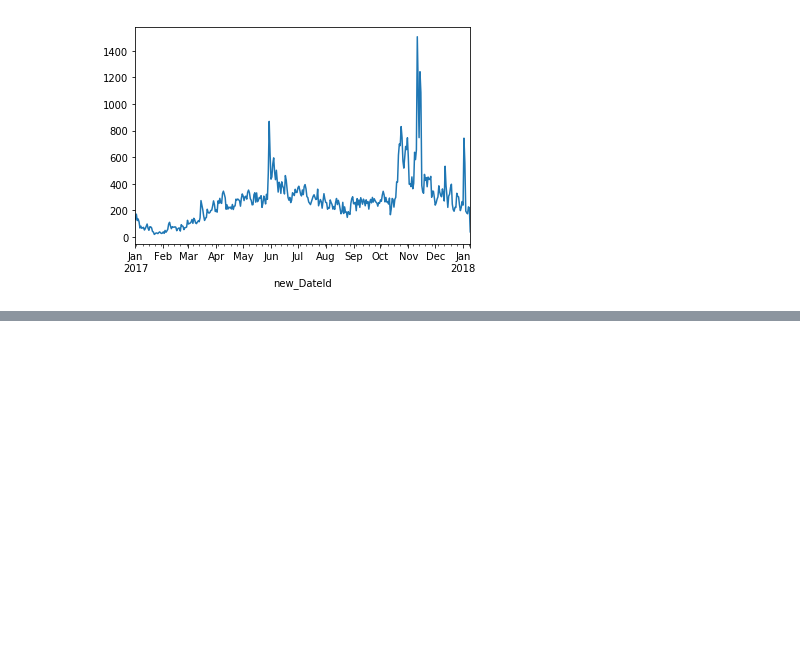
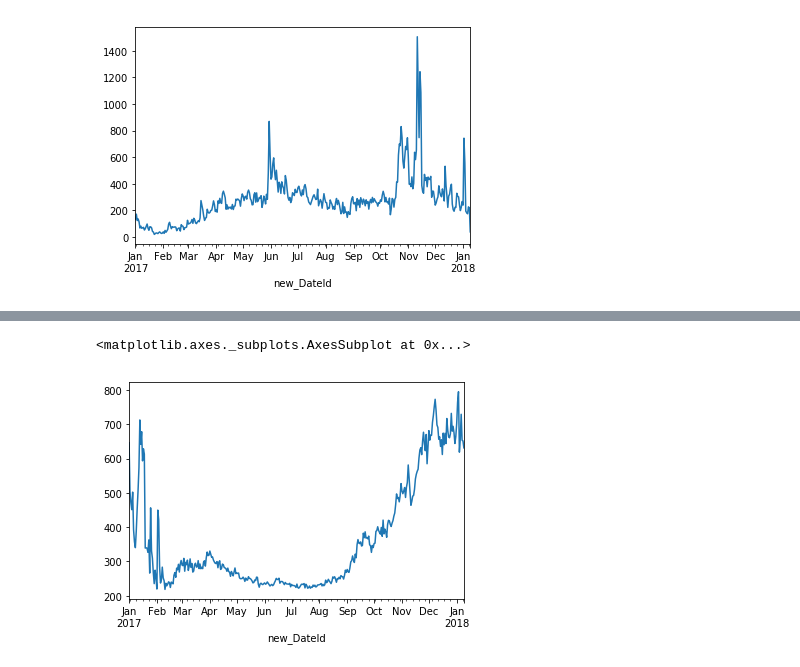
Before and after one commit to s972301/Programming, a Jupyter notebook: week_1/week_1_first_meet.ipynb, the cells around one changed output, grey strips where cells are left out. Drawn from its saved outputs; the diff is of its cells as text; code cells hidden in the pictures; blank space fills up the shorter version.

```diff
--- a/week_1/week_1_first_meet.ipynb
+++ b/week_1/week_1_first_meet.ipynb
@@ -254,0 +280,3 @@ coatData.plot()
+# %%
+coatPrice = coat.groupby(by='new_DateId')['UnitPrice'].mean()
+coatPrice.head(10)
@@ -254,0 +296,5 @@ coatData.plot()
+# %%
+coatPrice.plot()
+# %% [output]
+<matplotlib.axes._subplots.AxesSubplot at 0x...>
+[figure, added]
```
Also changed, not shown: parts of 3 cells of this notebook.
